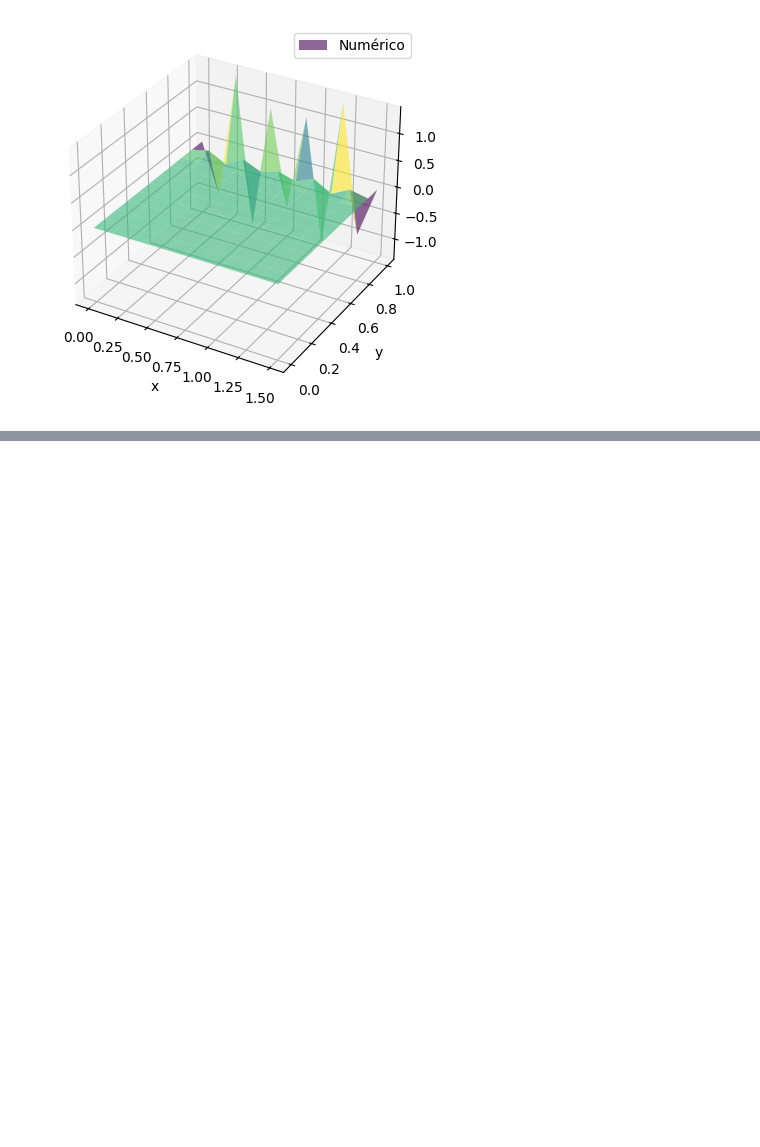
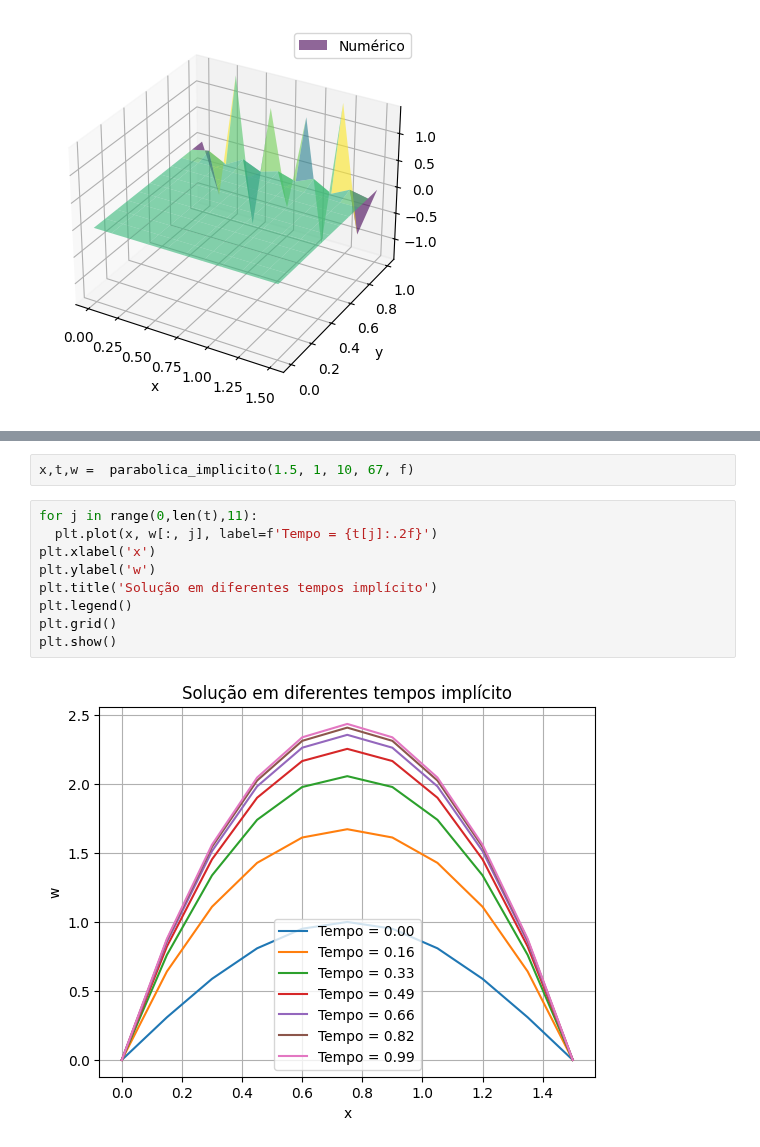
Before and after one commit to weldersalvador/Numerical-analysis-Python, a Jupyter notebook: Partial_Differential_Equations/parabolic.ipynb, the cells around one changed output, grey strips where cells are left out. Drawn from its saved outputs; the diff is of its cells as text; blank space fills up the shorter version.

Commit message:
Implementing implicit method for the heat equation using finite differences

```diff
--- a/Partial_Differential_Equations/parabolic.ipynb
+++ b/Partial_Differential_Equations/parabolic.ipynb
@@ -112,0 +166,13 @@ plot_grafico(x,t,w)
+# %%
+x,t,w =  parabolica_implicito(1.5, 1, 10, 67, f)
+# %%
+for j in range(0,len(t),11):
+  plt.plot(x, w[:, j], label=f'Tempo = {t[j]:.2f}')
+plt.xlabel('x')
+plt.ylabel('w')
+plt.title('Solução em diferentes tempos implícito')
+plt.legend()
+plt.grid()
+plt.show()
+# %% [output]
+[figure, added]
```
Also changed, not shown: parts of 5 cells of this notebook.
